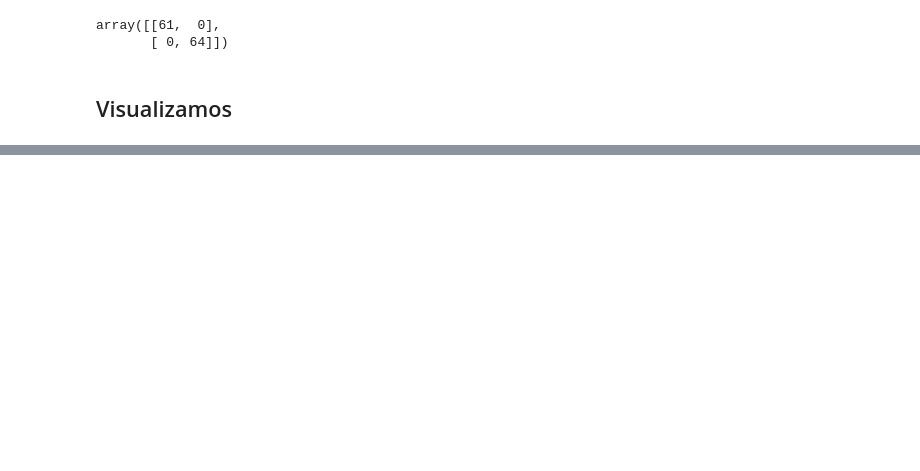
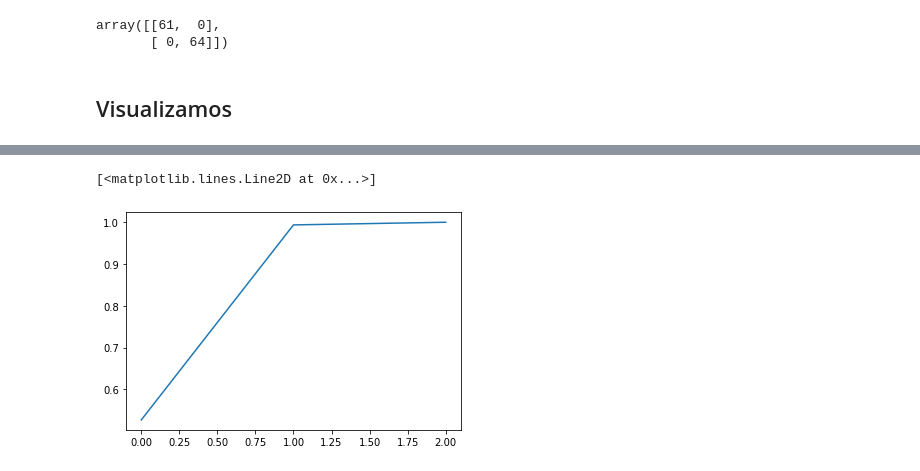
Before and after one commit to sergiohzlz/semestre_2021_neuronales, a Jupyter notebook: 04b. PMC_multiclase.ipynb, the cells around one changed output, grey strips where cells are left out. Cells and saved outputs as stored; diff of their text form; code cells hidden in the pictures; blank space fills up the shorter version.

```diff
--- a/04b. PMC_multiclase.ipynb
+++ b/04b. PMC_multiclase.ipynb
@@ -247,0 +232,12 @@ np.dot([-1,0,0], np.log([0.98,0.01,0.01]))
+# %%
+wh, wo = M
+bh, bo = b
+
+# capa intermedia
+
+zh = np.dot(Cp, wh) + bh
+ah = sigmoide(zh)
+
+# Salida
+zo = np.dot(ah, wo) + bo
+ao = softmax(zo)
@@ -247,0 +264,20 @@ np.dot([-1,0,0], np.log([0.98,0.01,0.01]))
+# %%
+from numpy import array, linalg as la, cov, dot, argsort, cumsum
+
+def pca(datos, dimens=2):
+    m, n = datos.shape
+    D = datos[:]; D -= datos.mean(axis=0)
+    R = cov(D, rowvar=False)
+    evals, evecs = la.eigh(R)
+    idx = argsort(evals)[::-1]
+    evecs = evecs[:,idx]
+    evals = evals[idx]
+    evecs = evecs[:, :dimens]
+    return dot(evecs.T, D.T).T, evals, evecs
+# %%
+Hr, V, E = pca(ah)
+Va = np.array([x/sum(V) for x in V]).cumsum()
+plt.plot(Va)
+# %% [output]
+[<matplotlib.lines.Line2D at 0x...>]
+[figure, added]
```
Also changed, not shown: parts of 12 cells of this notebook.
